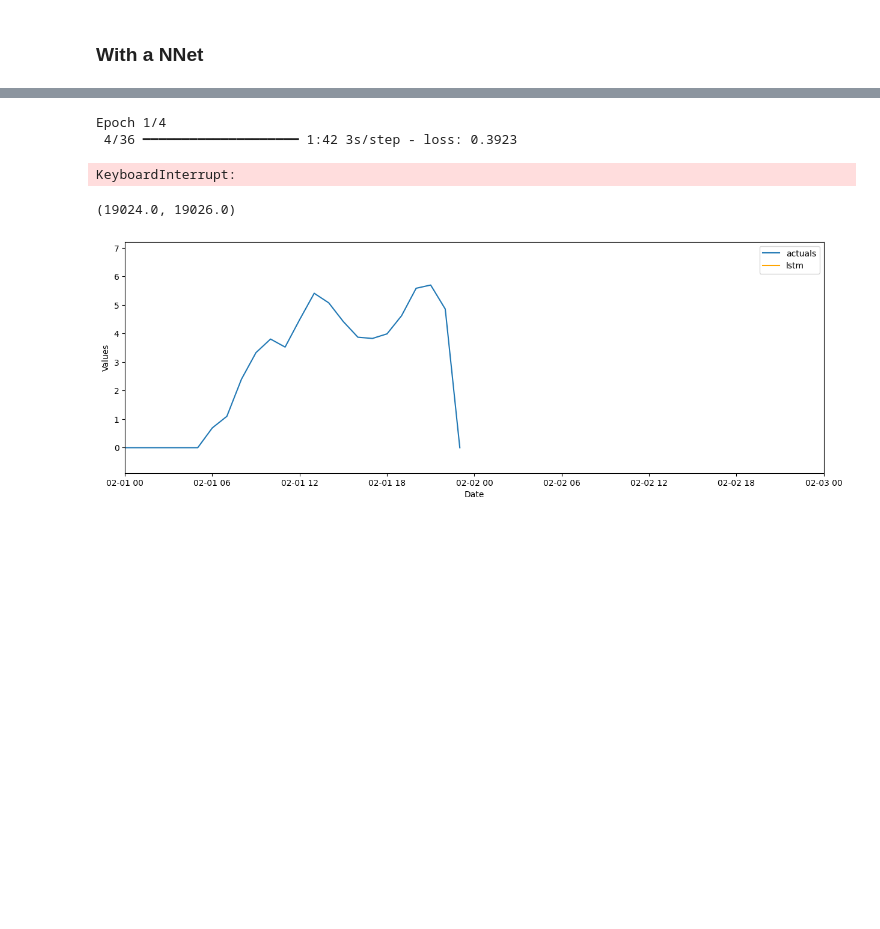
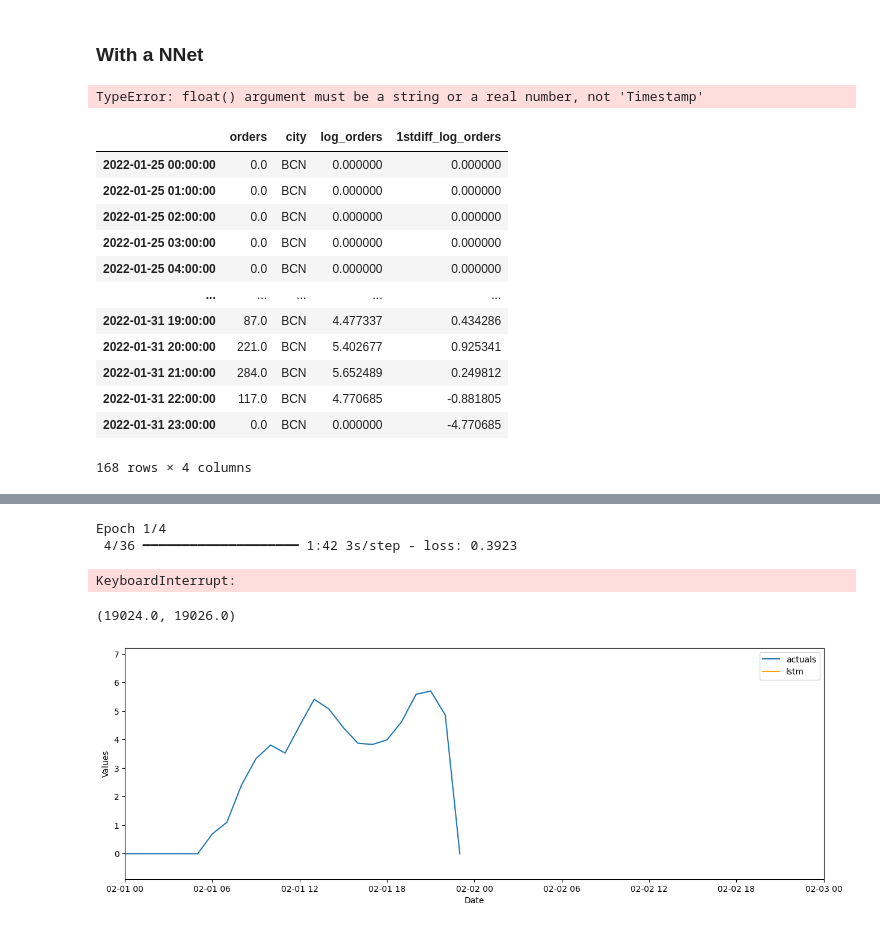
Before and after one commit to mhandt9/order-prediction, a Jupyter notebook: final_project.ipynb, the cells around one changed output, grey strips where cells are left out. Drawn from its saved outputs; the diff is of its cells as text; code cells hidden in the pictures; blank space fills up the shorter version.

```diff
--- a/final_project.ipynb
+++ b/final_project.ipynb
@@ -270,0 +283,23 @@ plt.show()
+# %%
+### NNet: LSTM
+# normalize the dataset
+scaler = MinMaxScaler(feature_range=(0, 1))
+data_scaled = scaler.fit_transform(data)
+# %% [output]
+TypeError: float() argument must be a string or a real number, not 'Timestamp'
+# %%
+te
+# %% [output]
+|  | orders | city | log_orders | 1stdiff_log_orders |
+| 2022-01-25 00:00:00 | 0.0 | BCN | 0.000000 | 0.000000 |
+| 2022-01-25 01:00:00 | 0.0 | BCN | 0.000000 | 0.000000 |
+| 2022-01-25 02:00:00 | 0.0 | BCN | 0.000000 | 0.000000 |
+| 2022-01-25 03:00:00 | 0.0 | BCN | 0.000000 | 0.000000 |
+| 2022-01-25 04:00:00 | 0.0 | BCN | 0.000000 | 0.000000 |
+| ... | ... | ... | ... | ... |
+| 2022-01-31 19:00:00 | 87.0 | BCN | 4.477337 | 0.434286 |
+| 2022-01-31 20:00:00 | 221.0 | BCN | 5.402677 | 0.925341 |
+| 2022-01-31 21:00:00 | 284.0 | BCN | 5.652489 | 0.249812 |
+| 2022-01-31 22:00:00 | 117.0 | BCN | 4.770685 | -0.881805 |
+| 2022-01-31 23:00:00 | 0.0 | BCN | 0.000000 | -4.770685 |
+168 rows × 4 columns
```
Also changed, not shown: parts of 11 cells of this notebook.
